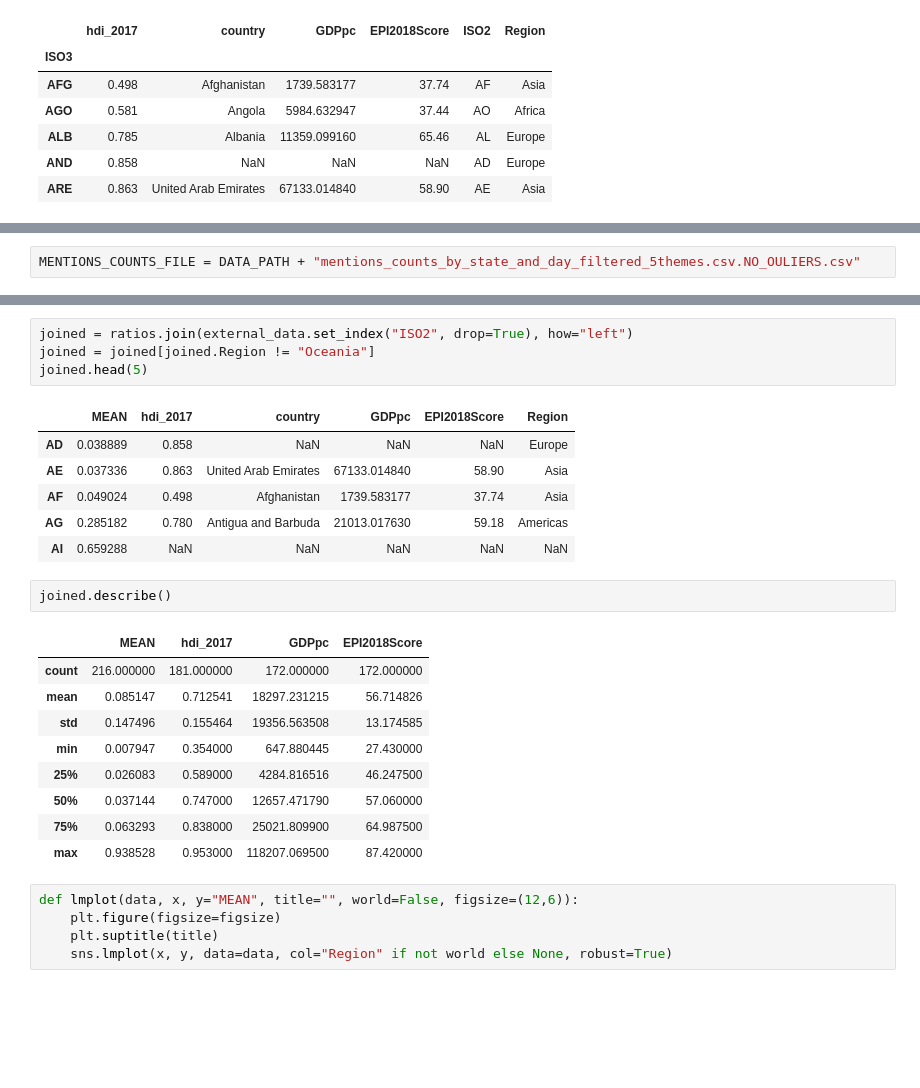
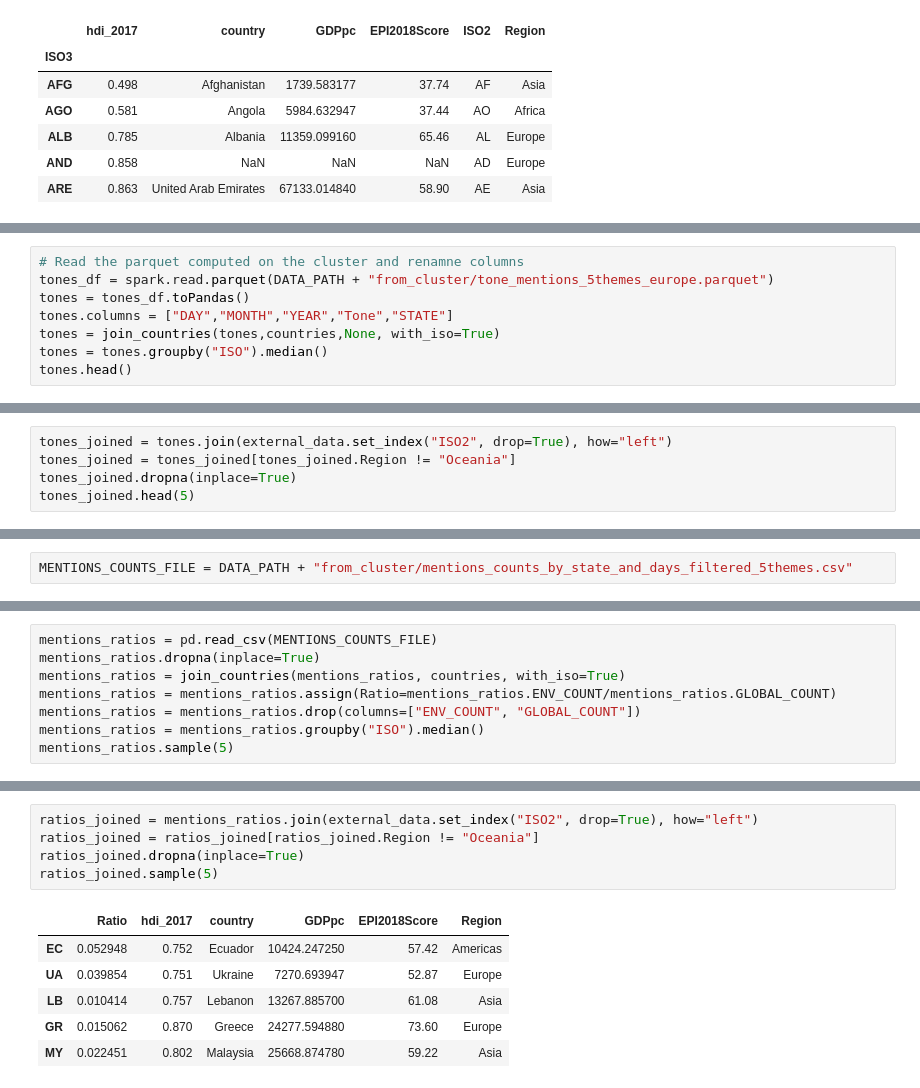
Before and after one commit to damlobster/ada2018, a Jupyter notebook: src/local/correlations/mentions_ratios_correlations.ipynb, the cells around one changed output, grey strips where cells are left out. Drawn from its saved outputs; the diff is of its cells as text; blank space fills up the shorter version.

```diff
--- a/src/local/correlations/mentions_ratios_correlations.ipynb
+++ b/src/local/correlations/mentions_ratios_correlations.ipynb
@@ -92,0 +127,8 @@ external_data.head(5)
+# %%
+# Read the parquet computed on the cluster and renamne columns
+tones_df = spark.read.parquet(DATA_PATH + "from_cluster/tone_mentions_5themes_europe.parquet")
+tones = tones_df.toPandas()
+tones.columns = ["DAY","MONTH","YEAR","Tone","STATE"]
+tones = join_countries(tones,countries,None, with_iso=True)
+tones = tones.groupby("ISO").median()
+tones.head()
@@ -92,0 +143,5 @@ external_data.head(5)
+# %%
+tones_joined = tones.join(external_data.set_index("ISO2", drop=True), how="left")
+tones_joined = tones_joined[tones_joined.Region != "Oceania"]
+tones_joined.dropna(inplace=True)
+tones_joined.head(5)
@@ -95,4 +169,4 @@ external_data.head(5)
 
 Here we load the mentions ratios with the outliers removed (for details, see [mentions_counts_by_domain_locations.ipynb](../mentions_count/mentions_counts_by_domain_locations.ipynb)) and then we compute the mean ratio for each countries.
 # %%
-MENTIONS_COUNTS_FILE = DATA_PATH + "mentions_counts_by_state_and_day_filtered_5themes.csv.NO_OULIERS.csv"
+MENTIONS_COUNTS_FILE = DATA_PATH + "from_cluster/mentions_counts_by_state_and_days_filtered_5themes.csv"
@@ -137,0 +173,8 @@ ratios.sample(10)
+# %%
+mentions_ratios = pd.read_csv(MENTIONS_COUNTS_FILE)
+mentions_ratios.dropna(inplace=True)
+mentions_ratios = join_countries(mentions_ratios, countries, with_iso=True)
+mentions_ratios = mentions_ratios.assign(Ratio=mentions_ratios.ENV_COUNT/mentions_ratios.GLOBAL_COUNT)
+mentions_ratios = mentions_ratios.drop(columns=["ENV_COUNT", "GLOBAL_COUNT"])
+mentions_ratios = mentions_ratios.groupby("ISO").median()
+mentions_ratios.sample(5)
@@ -138,28 +189,12 @@ ratios.sample(10)
 # %%
-joined = ratios.join(external_data.set_index("ISO2", drop=True), how="left")
-joined = joined[joined.Region != "Oceania"]
-joined.head(5)
+ratios_joined = mentions_ratios.join(external_data.set_index("ISO2", drop=True), how="left")
+ratios_joined = ratios_joined[ratios_joined.Region != "Oceania"]
+ratios_joined.dropna(inplace=True)
+ratios_joined.sample(5)
 # %% [output]
-|  | MEAN | hdi_2017 | country | GDPpc | EPI2018Score | Region |
-| AD | 0.038889 | 0.858 | NaN | NaN | NaN | Europe |
-| AE | 0.037336 | 0.863 | United Arab Emirates | 67133.014840 | 58.90 | Asia |
-| AF | 0.049024 | 0.498 | Afghanistan | 1739.583177 | 37.74 | Asia |
-| AG | 0.285182 | 0.780 | Antigua and Barbuda | 21013.017630 | 59.18 | Americas |
-| AI | 0.659288 | NaN | NaN | NaN | NaN | NaN |
+|  | Ratio | hdi_2017 | country | GDPpc | EPI2018Score | Region |
+| EC | 0.052948 | 0.752 | Ecuador | 10424.247250 | 57.42 | Americas |
+| UA | 0.039854 | 0.751 | Ukraine | 7270.693947 | 52.87 | Europe |
+| LB | 0.010414 | 0.757 | Lebanon | 13267.885700 | 61.08 | Asia |
+| GR | 0.015062 | 0.870 | Greece | 24277.594880 | 73.60 | Europe |
+| MY | 0.022451 | 0.802 | Malaysia | 25668.874780 | 59.22 | Asia |
-# %%
-joined.describe()
-# %% [output]
-|  | MEAN | hdi_2017 | GDPpc | EPI2018Score |
-| count | 216.000000 | 181.000000 | 172.000000 | 172.000000 |
-| mean | 0.085147 | 0.712541 | 18297.231215 | 56.714826 |
-| std | 0.147496 | 0.155464 | 19356.563508 | 13.174585 |
-| min | 0.007947 | 0.354000 | 647.880445 | 27.430000 |
-| 25% | 0.026083 | 0.589000 | 4284.816516 | 46.247500 |
-| 50% | 0.037144 | 0.747000 | 12657.471790 | 57.060000 |
-| 75% | 0.063293 | 0.838000 | 25021.809900 | 64.987500 |
-| max | 0.938528 | 0.953000 | 118207.069500 | 87.420000 |
-# %%
-def lmplot(data, x, y="MEAN", title="", world=False, figsize=(12,6)):
-    plt.figure(figsize=figsize)
-    plt.suptitle(title)
-    sns.lmplot(x, y, data=data, col="Region" if not world else None, robust=True)
```
Also changed, not shown: parts of 25 cells of this notebook.
